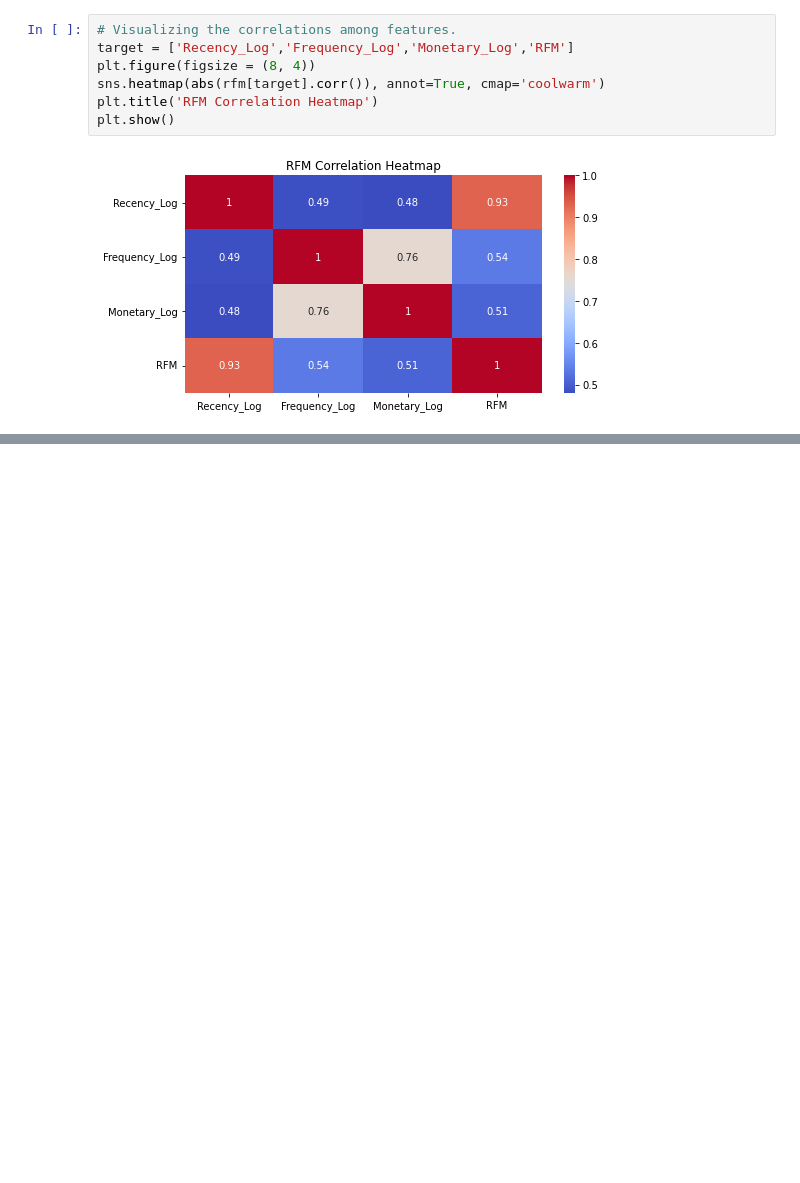
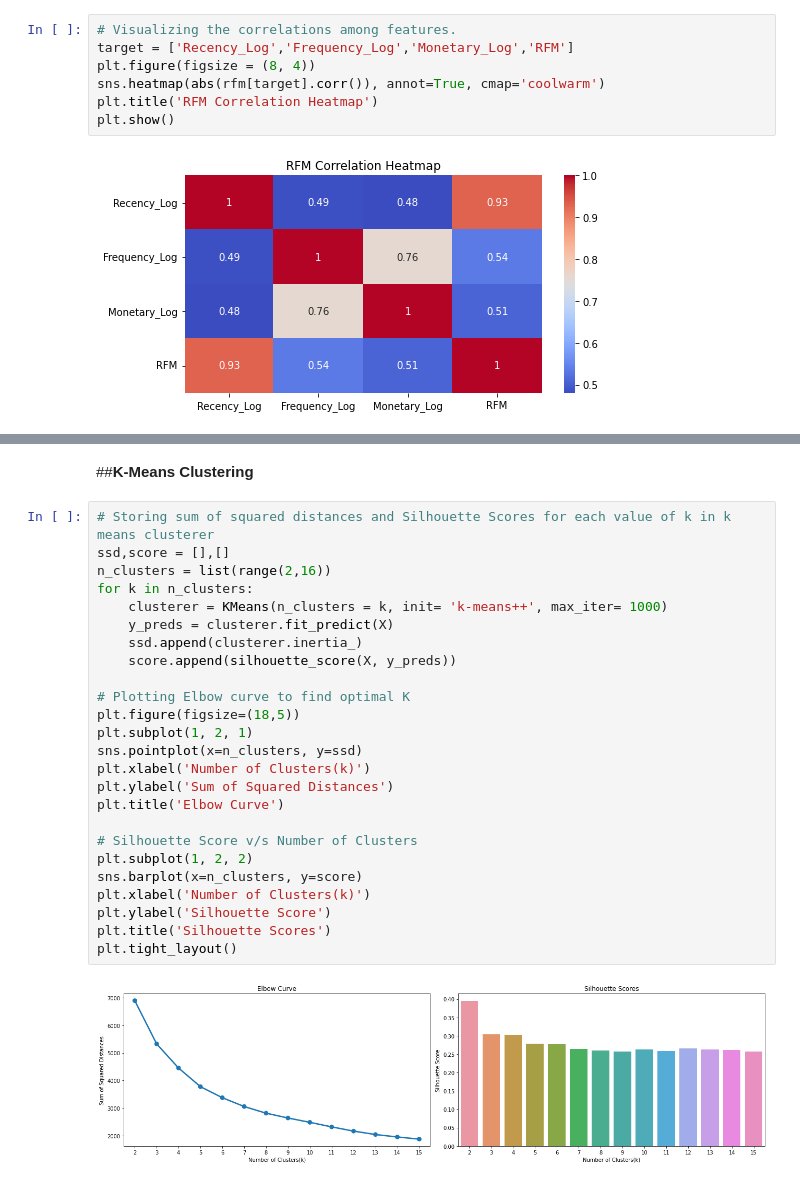
Before and after one commit to Shatakd/Customer-Segmentation-Clustering, a Jupyter notebook: Shatak_Customer_segmentation(Clustering).ipynb, the cells around one changed output, grey strips where cells are left out. Cells and saved outputs as stored; diff of their text form; blank space fills up the shorter version.

```diff
--- a/Shatak_Customer_segmentation(Clustering).ipynb
+++ b/Shatak_Customer_segmentation(Clustering).ipynb
@@ -368,0 +401,29 @@ plt.show()
+# %% [markdown]
+##**K-Means Clustering**
+# %%
+# Storing sum of squared distances and Silhouette Scores for each value of k in k means clusterer
+ssd,score = [],[]
+n_clusters = list(range(2,16))
+for k in n_clusters:
+    clusterer = KMeans(n_clusters = k, init= 'k-means++', max_iter= 1000)
+    y_preds = clusterer.fit_predict(X)
+    ssd.append(clusterer.inertia_)
+    score.append(silhouette_score(X, y_preds))
+
+# Plotting Elbow curve to find optimal K
+plt.figure(figsize=(18,5))
+plt.subplot(1, 2, 1)
+sns.pointplot(x=n_clusters, y=ssd)
+plt.xlabel('Number of Clusters(k)')
+plt.ylabel('Sum of Squared Distances')
+plt.title('Elbow Curve')
+
+# Silhouette Score v/s Number of Clusters
+plt.subplot(1, 2, 2)
+sns.barplot(x=n_clusters, y=score)
+plt.xlabel('Number of Clusters(k)')
+plt.ylabel('Silhouette Score')
+plt.title('Silhouette Scores')
+plt.tight_layout()
+# %% [output]
+[figure, added]
```
Also changed, not shown: parts of 18 cells of this notebook.
